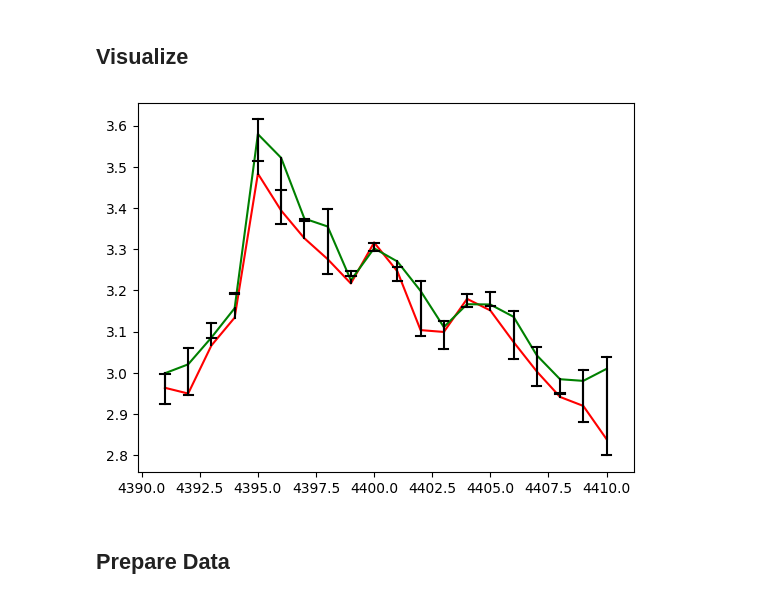
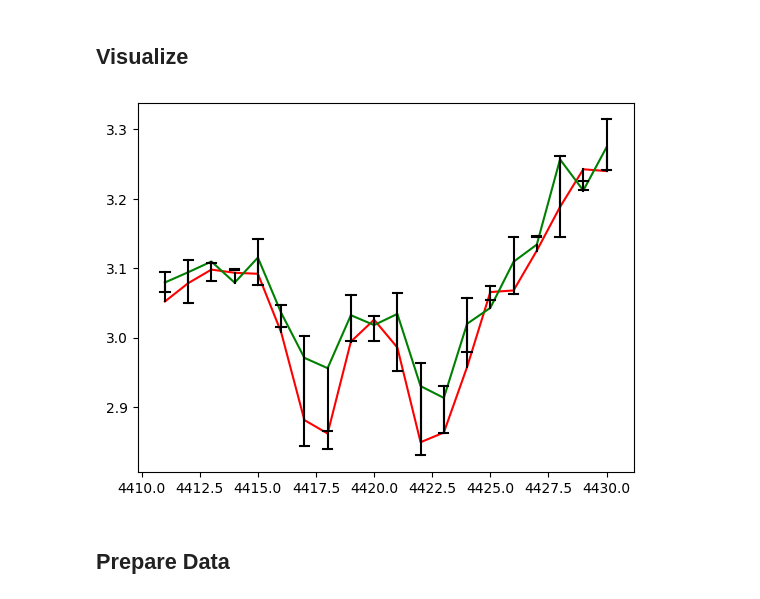
Before and after one commit to samarthsingla/rnn-from-scratch, a Jupyter notebook: main.ipynb, the cells around one changed output. Drawn from its saved outputs; the diff is of its cells as text; code cells hidden in the pictures.

```diff
--- a/main.ipynb
+++ b/main.ipynb
@@ -298,25 +331,27 @@ dtype: float64
 # %% [markdown]
 ## Visualize
 # %%
-window = 20
-offset_from_end = 20
-x_vals = np.arange(len(data)-window-offset_from_end, len(data)-offset_from_end)
+window = 10
+visual_window = 20
+offset_from_end = 0
+x_vals = np.arange(len(data)-visual_window-offset_from_end, len(data)-offset_from_end)
 max_len = len(data)
+
 
 plt.plot(np.arange(len(data.Low))[x_vals], data.Low[x_vals], color='red')
 # plt.plot(np.arange(len(data.Close))[x_vals], data.Close[x_vals], color='blue')
-# plt.plot(np.arange(len(data.Open))[x_vals], data.Open[range], color='yellow')
+# plt.plot(np.arange(len(data.Open))[x_vals], data.Open[x_vals], color='yellow')
 plt.plot(np.arange(len(data.High))[x_vals], data.High[x_vals], color='green')
 
 #candlesticks
 for i in x_vals:
     plt.plot([i, i], [data.Low[i], data.High[i]], color='black')
     plt.plot([i, i], [data.Open[i], data.Close[i]], color='black')
     plt.plot([i-0.2, i+0.2], [data.Open[i], data.Open[i]], color='black')
     plt.plot([i-0.2, i+0.2], [data.Close[i], data.Close[i]], color='black')
 plt.show()
 # %% [output]
-[figure, old version]
+[figure, new version]
 # %% [markdown]
 ## Prepare Data
 # %%
```
Also changed, not shown: parts of 16 cells of this notebook, 19 other files.
